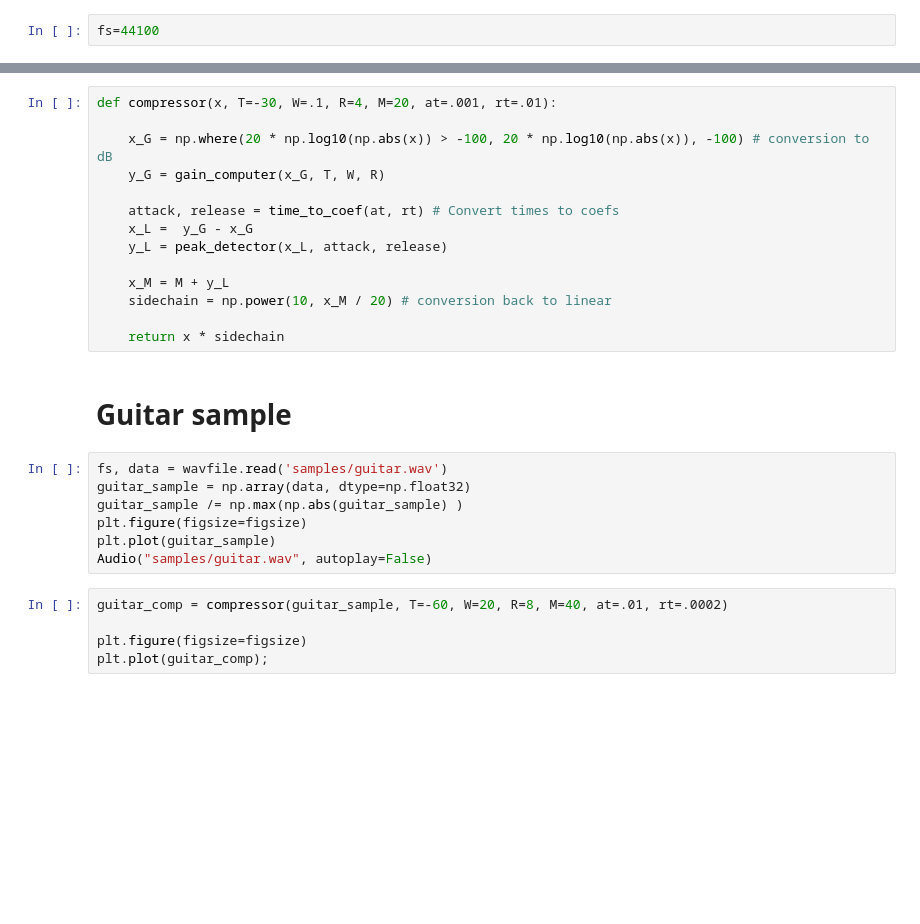
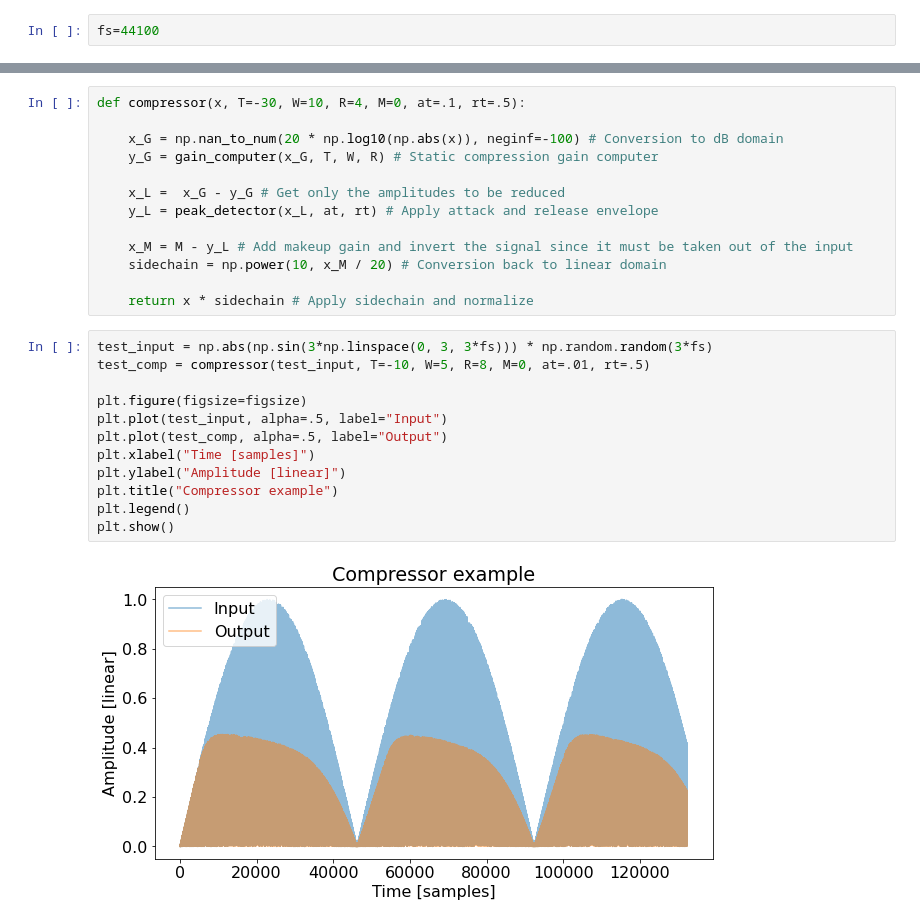
Before and after one commit to lucieperrotta/computersandmusic, a Jupyter notebook: Compressor.ipynb, the cells around one changed output, grey strips where cells are left out. Saved outputs shown, nothing was run; the diff lists cells and outputs as text; blank space fills up the shorter version.

```diff
--- a/Compressor.ipynb
+++ b/Compressor.ipynb
@@ -65,28 +158,27 @@ def time_to_coef(attack_time, release_time):
 # %%
-def compressor(x, T=-30, W=.1, R=4, M=20, at=.001, rt=.01):
+def compressor(x, T=-30, W=10, R=4, M=0, at=.1, rt=.5):
 
-    x_G = np.where(20 * np.log10(np.abs(x)) > -100, 20 * np.log10(np.abs(x)), -100) # conversion to dB
-    y_G = gain_computer(x_G, T, W, R)
+    x_G = np.nan_to_num(20 * np.log10(np.abs(x)), neginf=-100) # Conversion to dB domain
+    y_G = gain_computer(x_G, T, W, R) # Static compression gain computer
 
-    attack, release = time_to_coef(at, rt) # Convert times to coefs
-    x_L =  y_G - x_G
-    y_L = peak_detector(x_L, attack, release)
+    x_L =  x_G - y_G # Get only the amplitudes to be reduced
+    y_L = peak_detector(x_L, at, rt) # Apply attack and release envelope
 
-    x_M = M + y_L
-    sidechain = np.power(10, x_M / 20) # conversion back to linear
+    x_M = M - y_L # Add makeup gain and invert the signal since it must be taken out of the input
+    sidechain = np.power(10, x_M / 20) # Conversion back to linear domain
 
-    return x * sidechain
+    return x * sidechain # Apply sidechain and normalize
-# %% [markdown]
-# Guitar sample
-# %%
-fs, data = wavfile.read('samples/guitar.wav')
-guitar_sample = np.array(data, dtype=np.float32)
-guitar_sample /= np.max(np.abs(guitar_sample) )
-plt.figure(figsize=figsize)
-plt.plot(guitar_sample)
-Audio("samples/guitar.wav", autoplay=False)
-# %%
-guitar_comp = compressor(guitar_sample, T=-60, W=20, R=8, M=40, at=.01, rt=.0002)
-
-plt.figure(figsize=figsize)
-plt.plot(guitar_comp);
+# %%
+test_input = np.abs(np.sin(3*np.linspace(0, 3, 3*fs))) * np.random.random(3*fs)
+test_comp = compressor(test_input, T=-10, W=5, R=8, M=0, at=.01, rt=.5)
+
+plt.figure(figsize=figsize)
+plt.plot(test_input, alpha=.5, label="Input")
+plt.plot(test_comp, alpha=.5, label="Output")
+plt.xlabel("Time [samples]")
+plt.ylabel("Amplitude [linear]")
+plt.title("Compressor example")
+plt.legend()
+plt.show()
+# %% [output]
+[figure, added]
```
Also changed, not shown: parts of 23 cells of this notebook, 2 other files.
